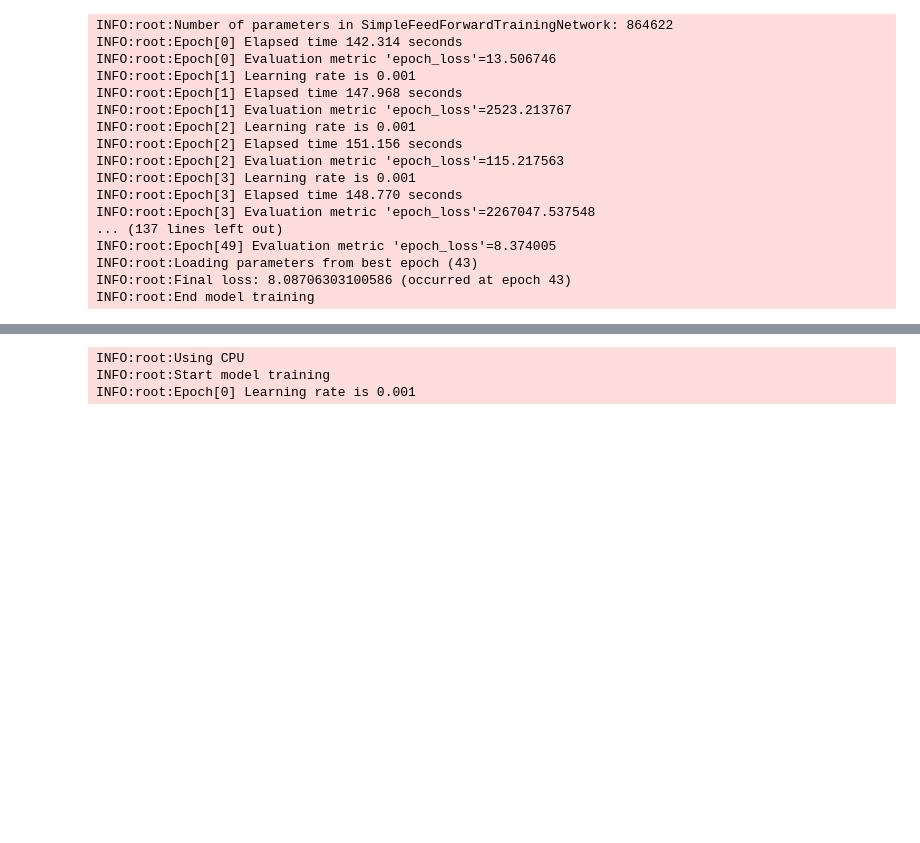
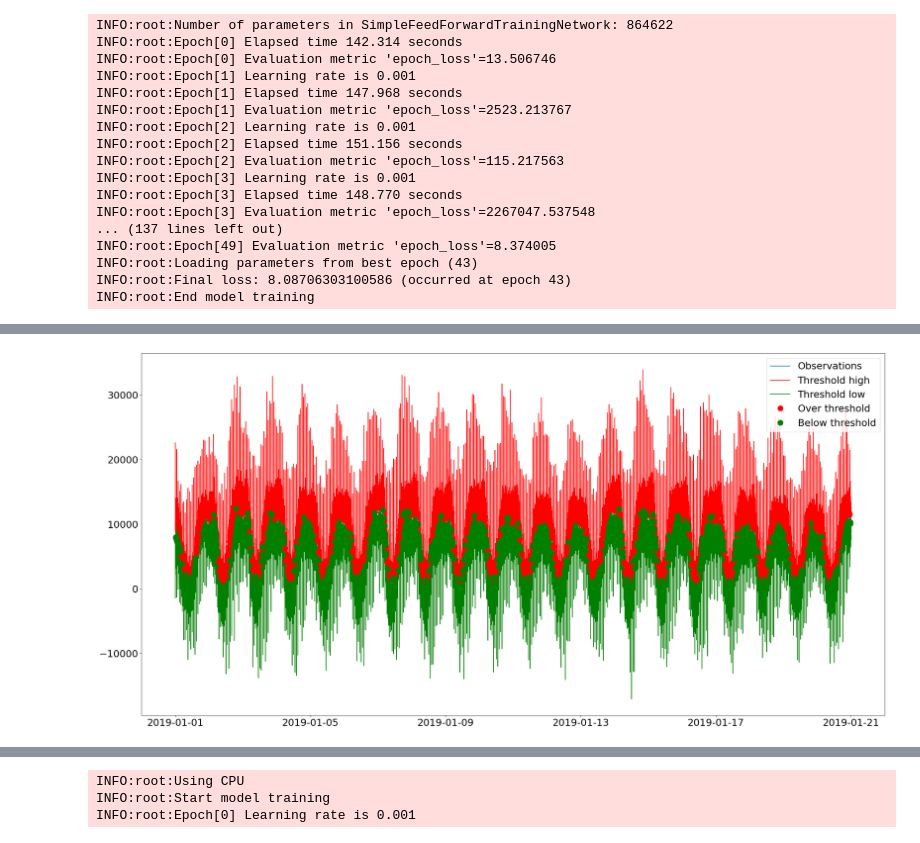
Before and after one commit to BingLiHanShuang/gluon-ts, a Jupyter notebook: US_POT_EVT.ipynb, the cells around one changed output, grey strips where cells are left out. Drawn from its saved outputs; the diff is of its cells as text; code cells hidden in the pictures; blank space fills up the shorter version.

```diff
--- a/US_POT_EVT.ipynb
+++ b/US_POT_EVT.ipynb
@@ -2422,18 +2430,17 @@ plt.show()
 # %%
-def plot_peaks(df):
+def plot_peaks():
     fig, ax = plt.subplots()
-    fig.set_size_inches(18.5, 10.5)
-    peakover = df['threshold_over'] + df['peak_over']
-    peakbelow = df['threshold_below'] - df['peak_below']
+    #fig.set_size_inches(18.5, 10.5)
 
-    ax.plot(df['actuals'], label='Actuals')
-    ax.plot(df['threshold_over'], color='r', label='Threshold high')
-    ax.plot(df['threshold_below'], color='g', label='Threshold low')
+    ax.plot(d.timestamps[701280:701280+60*period], d.ts[701280:701280+60*period], label='Observations')
+    ax.plot(d.timestamps[701280:701280+60*period], threshold_over, color='r', label='Threshold high')
+    ax.plot(d.timestamps[701280:701280+60*period], threshold_below, color='g', label='Threshold low')
 
-    ax.plot(peakover, marker='o', color='r', linestyle = 'None', label='Over threshold', markersize = 12)
-    ax.plot(peakbelow, marker='o', color='g', linestyle = 'None', label='Below threshold', markersize = 12)
+    ax.plot(d.timestamps[701280:701280+60*period], peakover_point, marker='o', color='r', linestyle = 'None', label='Over threshold', markersize = 12)
+    ax.plot(d.timestamps[701280:701280+60*period], peakbelow_point, marker='o', color='g', linestyle = 'None', label='Below threshold', markersize = 12)
 
     ax.legend()
 
-
-plot_peaks(scores.loc['2019-04-14 12:00:00':'2019-04-14 23:59:00'])
+plot_peaks()
+# %% [output]
+[figure, added]
```
Also changed, not shown: parts of 36 cells of this notebook.
